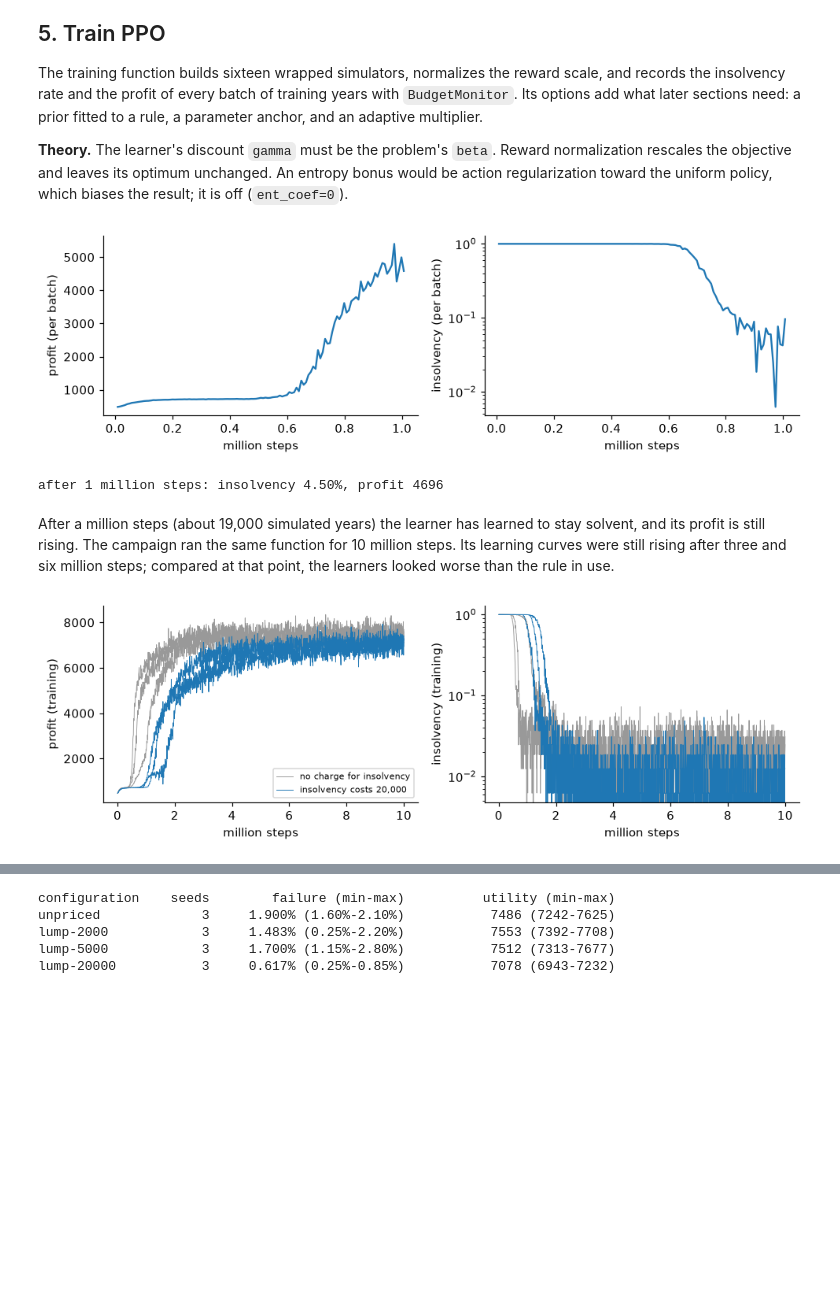
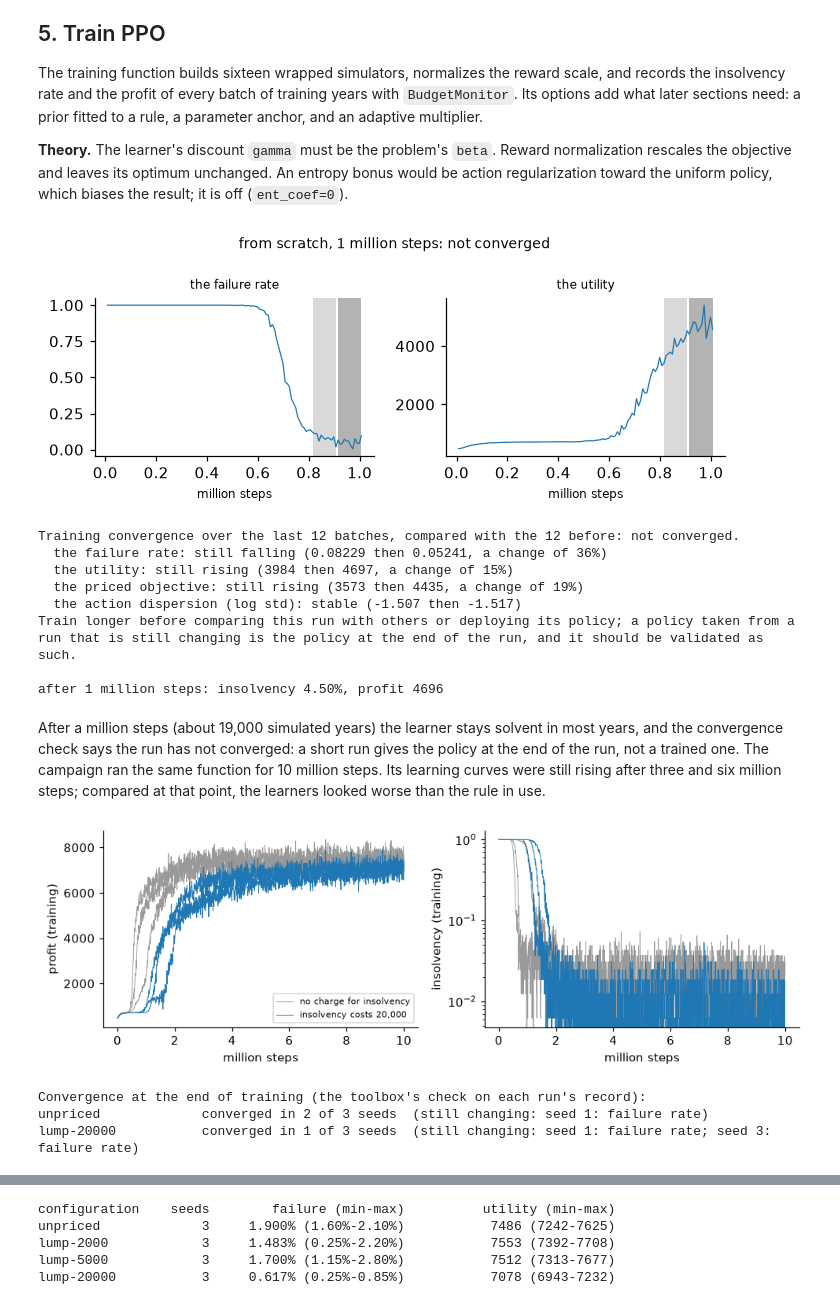
Before and after one commit to pma-papers/barrierpg, a Jupyter notebook: notebooks/02_retailer_cash.ipynb, the cells around one changed output, grey strips where cells are left out. Drawn from its saved outputs; the diff is of its cells as text; code cells hidden in the pictures; blank space fills up the shorter version.

```diff
--- a/notebooks/02_retailer_cash.ipynb
+++ b/notebooks/02_retailer_cash.ipynb
@@ -271,42 +271,45 @@ biases the result; it is off (`ent_coef=0`).
 # %%
 PPO_SETTINGS = dict(n_steps=520, batch_size=1040, n_epochs=10, learning_rate=lambda p: 3e-4 * p, gamma=spec.beta,
                     gae_lambda=0.95, clip_range=0.2, ent_coef=0.0, device="cpu", verbose=0,
                     policy_kwargs=dict(net_arch=[64, 64], log_std_init=-1.0))
 
 
 def train(stage, steps, seed=1, prior=None, anchor=None, dual=None):
     venv = DummyVecEnv([lambda: make_env(stage) for _ in range(16)])
     venv.seed(seed)
     venv = VecNormalize(venv, norm_obs=False, norm_reward=True, clip_reward=1e9, gamma=spec.beta)
     model = PPO("MlpPolicy", venv, seed=seed, **PPO_SETTINGS)
     if prior is not None:                                   # start from a network fitted to a rule (section 7)
         mean_action, log_std, states = prior
         fit_actor_mean(model, lambda o: np.stack([mean_action(x) for x in o]), states, seed=seed, steps=15000)
         set_log_std(model, log_std)
     if anchor:                                              # weight decay toward the starting weights (section 7)
-        ParameterAnchor(model, anchor).install()
+        anchor = ParameterAnchor(model, anchor).install()
     monitor = BudgetMonitor(spec.beta, stage.m, horizon=spec.horizon, penalty=stage.penalty, dual=dual,
                             multiplier=None if dual else stage.multiplier)
     model.learn(steps, callback=([dual] if dual else []) + [monitor])   # dual: an adaptive multiplier (section 8)
-    return model, monitor
+    return model, monitor, anchor
 
 
-model, monitor = train(stage, 1_000_000)
-fig, ax = plt.subplots(1, 2, figsize=(9, 2.8))
-steps = [t["steps"] / 1e6 for t in monitor.trace]
-ax[0].plot(steps, [t["U"] for t in monitor.trace]); ax[0].set_ylabel("profit (per batch)")
-ax[1].plot(steps, [t["failure_rate"] for t in monitor.trace]); ax[1].set_ylabel("insolvency (per batch)"); ax[1].set_yscale("log")
-for x in ax: x.set_xlabel("million steps")
-plt.tight_layout(); plt.show()
+model, monitor, _ = train(stage, 1_000_000)
+monitor.plot(keys=("failure_rate", "U"), title="from scratch, 1 million steps"); plt.show()
+print(monitor.convergence().explain())
 short = assess(lambda o: model.predict(o)[0], n=1000, seed=13)
-print(f"after 1 million steps: insolvency {short.p_T:.2%}, profit {short.U:.0f}")
+print(f"\nafter 1 million steps: insolvency {short.p_T:.2%}, profit {short.U:.0f}")
 # %% [output]
-[figure, old version]
+[figure, new version]
+Training convergence over the last 12 batches, compared with the 12 before: not converged.
+  the failure rate: still falling (0.08229 then 0.05241, a change of 36%)
+  the utility: still rising (3984 then 4697, a change of 15%)
+  the priced objective: still rising (3573 then 4435, a change of 19%)
+  the action dispersion (log std): stable (-1.507 then -1.517)
+Train longer before comparing this run with others or deploying its policy; a policy taken from a run that is still changing is the policy at the end of the run, and it should be validated as such.
+
 after 1 million steps: insolvency 4.50%, profit 4696
 # %% [markdown]
-After a million steps (about 19,000 simulated years) the learner has learned to stay solvent, and its profit is still
-rising. The campaign ran the same function for 10 million steps. Its learning curves were still rising after three and
-six million steps; compared at that point, the learners looked worse than the rule in use.
+After a million steps (about 19,000 simulated years) the learner stays solvent in most years, and the convergence
+check says the run has not converged: a short run gives the policy at the end of the run, not a trained one. The campaign ran the same function for 10 million steps. Its learning curves were still rising after
+three and six million steps; compared at that point, the learners looked worse than the rule in use.
 # %%
 fig, ax = plt.subplots(1, 2, figsize=(9, 3))
 for cfg, col in (("unpriced", "0.6"), ("lump-20000", "C0")):
@@ -317,6 +320,12 @@ for cfg, col in (("unpriced", "0.6"), ("lump-20000", "C0")):
 ax[0].set_ylabel("profit (training)"); ax[1].set_ylabel("insolvency (training)"); ax[1].set_yscale("log")
 for x in ax: x.set_xlabel("million steps")
 ax[0].legend(fontsize=7); plt.tight_layout(); plt.show()
+
+print("Convergence at the end of training (the toolbox's check on each run's record):")
+print(camp.convergence_table(["unpriced", "lump-20000"]))
 # %% [output]
 [figure]
+Convergence at the end of training (the toolbox's check on each run's record):
+unpriced             converged in 2 of 3 seeds  (still changing: seed 1: failure rate)
+lump-20000           converged in 1 of 3 seeds  (still changing: seed 1: failure rate; seed 3: failure rate)
 # %% [markdown]
```
Also changed, not shown: parts of 6 cells of this notebook, 21 other files.
